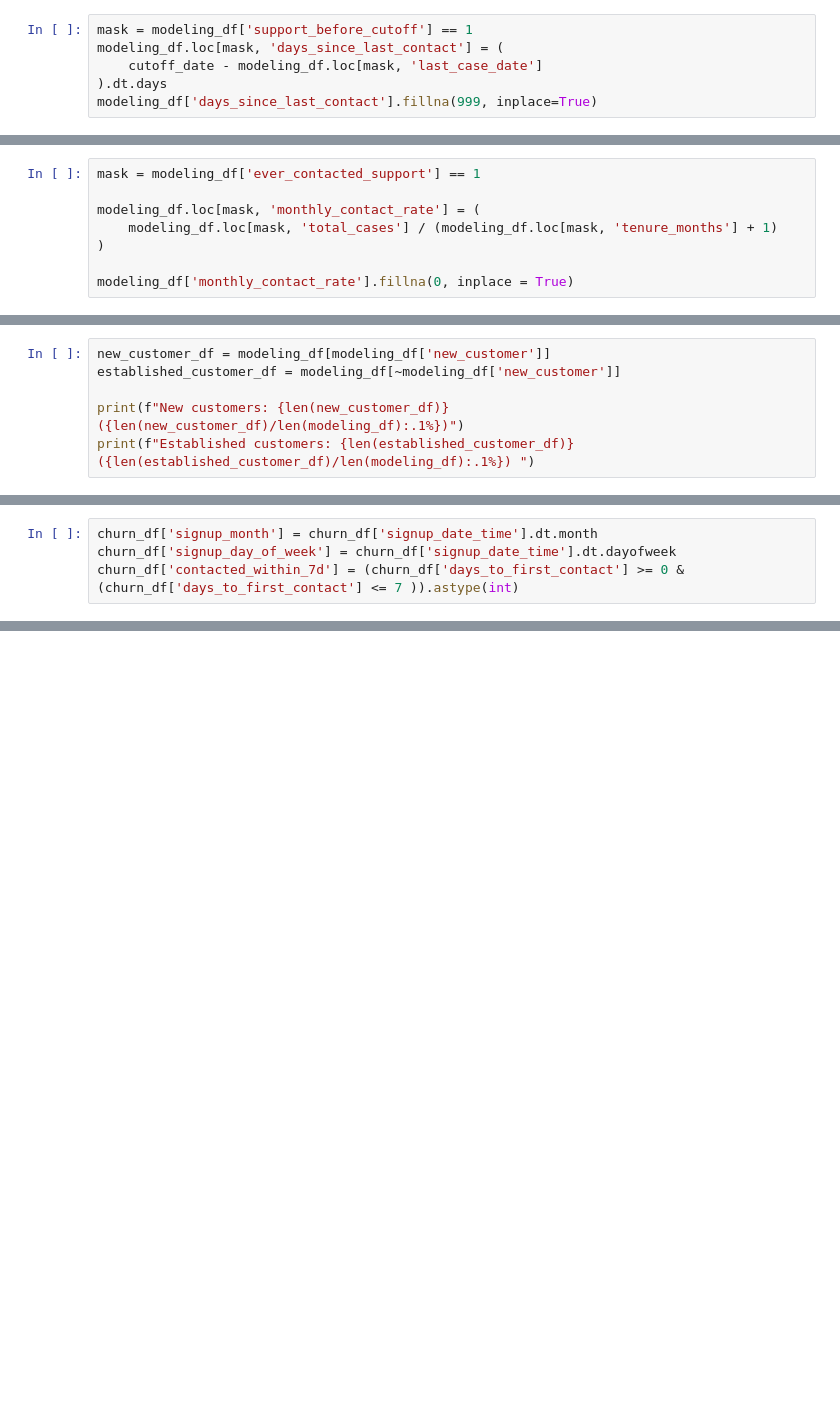
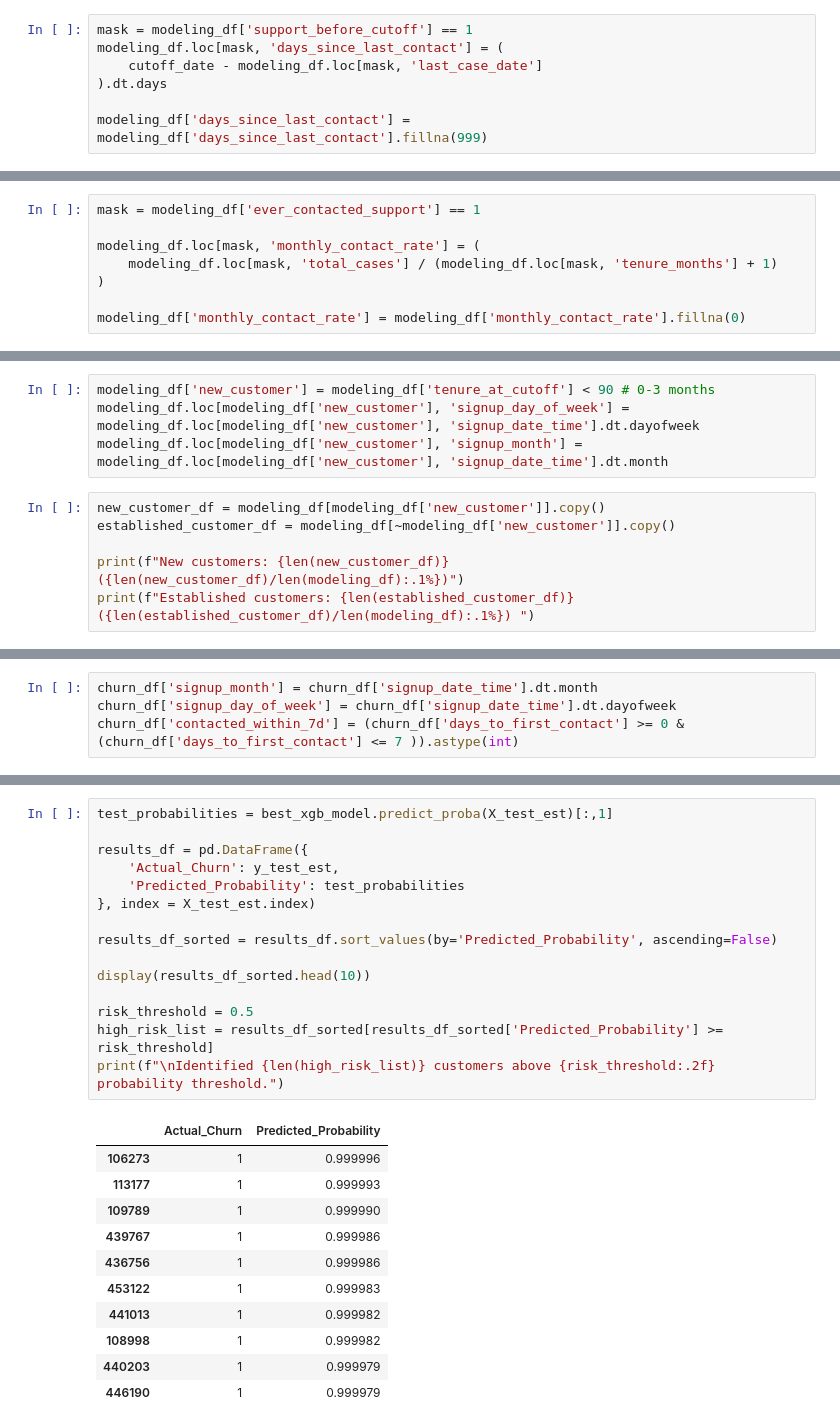
Before and after one commit to SarmadC/Churn-Prediction, a Jupyter notebook: churn-prediction.ipynb, the cells around one changed output, grey strips where cells are left out. Saved outputs shown, nothing was run; the diff lists cells and outputs as text; blank space fills up the shorter version.

```diff
--- a/churn-prediction.ipynb
+++ b/churn-prediction.ipynb
@@ -328,4 +322,5 @@ mask = modeling_df['support_before_cutoff'] == 1
 modeling_df.loc[mask, 'days_since_last_contact'] = (
     cutoff_date - modeling_df.loc[mask, 'last_case_date']
 ).dt.days
-modeling_df['days_since_last_contact'].fillna(999, inplace=True)
+
+modeling_df['days_since_last_contact'] = modeling_df['days_since_last_contact'].fillna(999)
@@ -341,4 +333,4 @@ modeling_df.loc[mask, 'monthly_contact_rate'] = (
     modeling_df.loc[mask, 'total_cases'] / (modeling_df.loc[mask, 'tenure_months'] + 1)
 )
 
-modeling_df['monthly_contact_rate'].fillna(0, inplace = True)
+modeling_df['monthly_contact_rate'] = modeling_df['monthly_contact_rate'].fillna(0)
@@ -453,6 +436,10 @@ modeling_df['new_customer'] = modeling_df['tenure_at_cutoff'] < 90 # 0-3 months
+# %%
+modeling_df['new_customer'] = modeling_df['tenure_at_cutoff'] < 90 # 0-3 months
+modeling_df.loc[modeling_df['new_customer'], 'signup_day_of_week'] = modeling_df.loc[modeling_df['new_customer'], 'signup_date_time'].dt.dayofweek
+modeling_df.loc[modeling_df['new_customer'], 'signup_month'] = modeling_df.loc[modeling_df['new_customer'], 'signup_date_time'].dt.month
 # %%
-new_customer_df = modeling_df[modeling_df['new_customer']]
-established_customer_df = modeling_df[~modeling_df['new_customer']]
+new_customer_df = modeling_df[modeling_df['new_customer']].copy()
+established_customer_df = modeling_df[~modeling_df['new_customer']].copy()
 
 print(f"New customers: {len(new_customer_df)} ({len(new_customer_df)/len(modeling_df):.1%})")
 print(f"Established customers: {len(established_customer_df)} ({len(established_customer_df)/len(modeling_df):.1%}) ")
@@ -1282,0 +1232,27 @@ Precision-Recall Curve AUC (PRC AUC): 0.0373
+# %%
+test_probabilities = best_xgb_model.predict_proba(X_test_est)[:,1]
+
+results_df = pd.DataFrame({
+    'Actual_Churn': y_test_est,
+    'Predicted_Probability': test_probabilities
+}, index = X_test_est.index)
+
+results_df_sorted = results_df.sort_values(by='Predicted_Probability', ascending=False)
+
+display(results_df_sorted.head(10))
+
+risk_threshold = 0.5
+high_risk_list = results_df_sorted[results_df_sorted['Predicted_Probability'] >= risk_threshold]
+print(f"\nIdentified {len(high_risk_list)} customers above {risk_threshold:.2f} probability threshold.")
+# %% [output]
+|  | Actual_Churn | Predicted_Probability |
+| 106273 | 1 | 0.999996 |
+| 113177 | 1 | 0.999993 |
+| 109789 | 1 | 0.999990 |
+| 439767 | 1 | 0.999986 |
+| 436756 | 1 | 0.999986 |
+| 453122 | 1 | 0.999983 |
+| 441013 | 1 | 0.999982 |
+| 108998 | 1 | 0.999982 |
+| 440203 | 1 | 0.999979 |
+| 446190 | 1 | 0.999979 |
```
Also changed, not shown: parts of 78 cells of this notebook.
